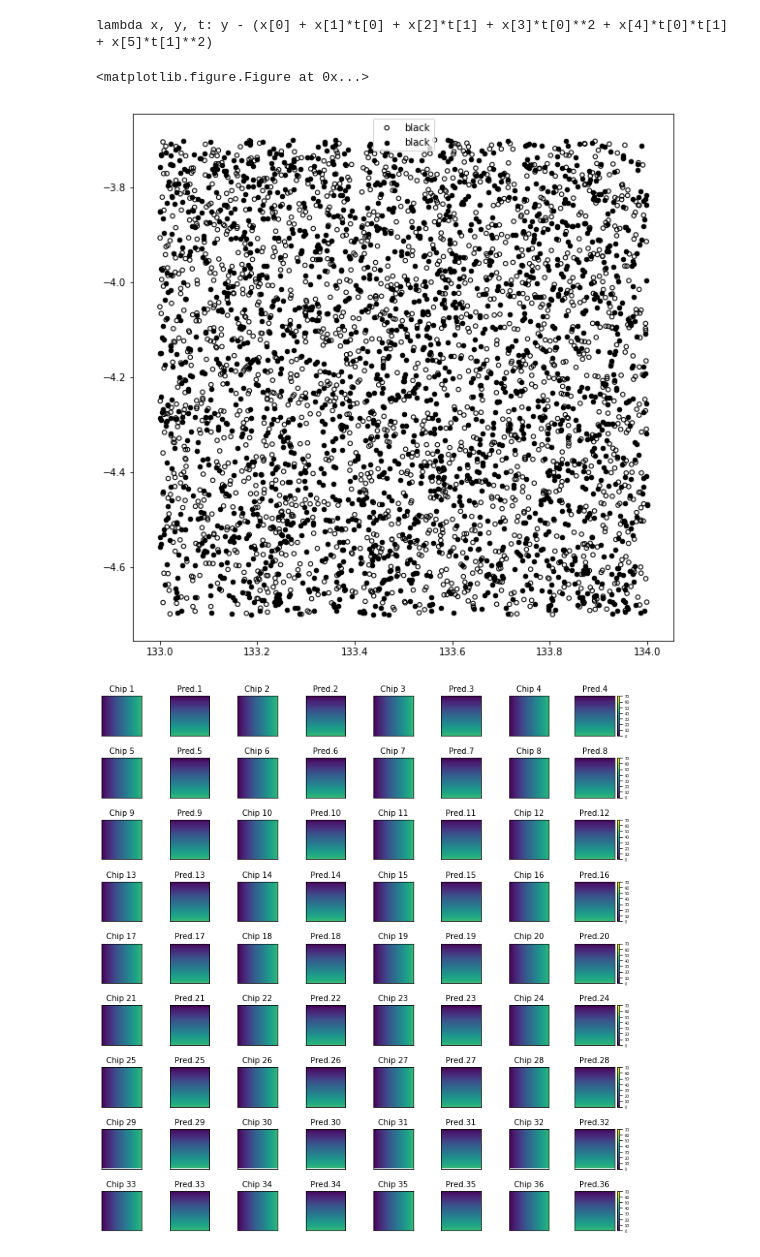
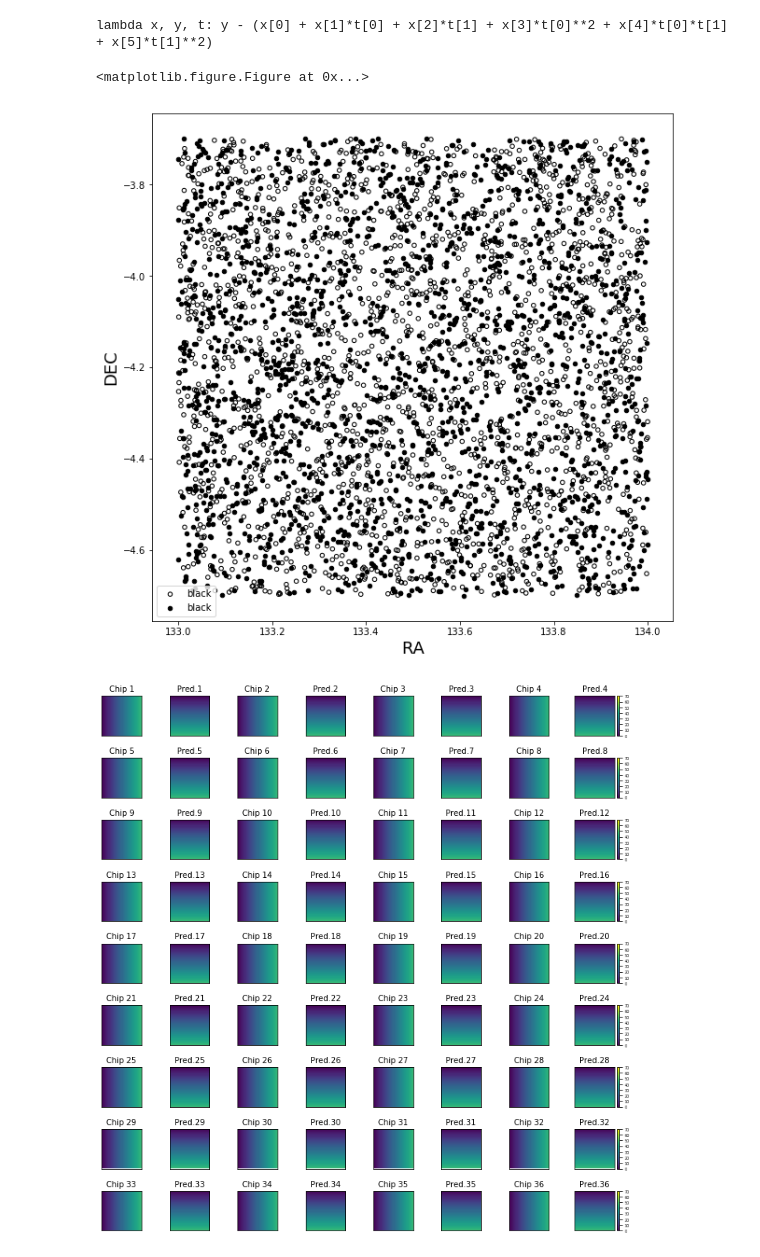
Before and after one commit to liuwenhaha/astro-physics-research, a Jupyter notebook: Coding.ipynb, the cells around one changed output. Cells and saved outputs as stored; diff of their text form; code cells hidden in the pictures.

Commit message:
[qinacme]: Finish collecting plots and data for paper.

```diff
--- a/Coding.ipynb
+++ b/Coding.ipynb
@@ -357,34 +356,36 @@ lambda x, y, t: y - (x[0] + x[1]*t[0] + x[2]*t[1] + x[3]*t[0]**2 + x[4]*t[0]*t[1
 import matplotlib.pyplot as plt
 from numpy.random import random
 
 
 fig_size=[10, 10]
 # plt.rcParams["figure.figsize"] = fig_size
 plt.figure(figsize=(10, 10))
 fig, ax = plt.subplots()
 for i in range(2):
     color = 'black'
     marker = 'o'
     scale = 20
     n = 2000
     x = [random() for j in range(n)]
     y = [random() for j in range(n)]
     x=np.array(x)
     y=np.array(y)
     x+=133
     y-=4.7
 #     ax.scatter(x, y, c=color, s=scale, label=color,
 #                alpha=0.3, edgecolors='none', marker=marker)
     if i==0:
         ax.scatter(x, y, edgecolors='black', s=scale, label=color, facecolors='none', marker=marker)
     else:
         ax.scatter(x, y, c='black', s=scale, label=color, marker=marker)
 
+plt.xlabel('RA', fontsize=18)
+plt.ylabel('DEC', fontsize=18)
 ax.legend()
 plt.show()
 # %% [output]
 <matplotlib.figure.Figure at 0x...>
-[figure, old version]
+[figure, new version]
 # %%
 import matplotlib.pyplot as plt
 from mpl_toolkits.axes_grid1 import make_axes_locatable
```
Also changed, not shown: parts of 4 cells of this notebook, 12 other files.
